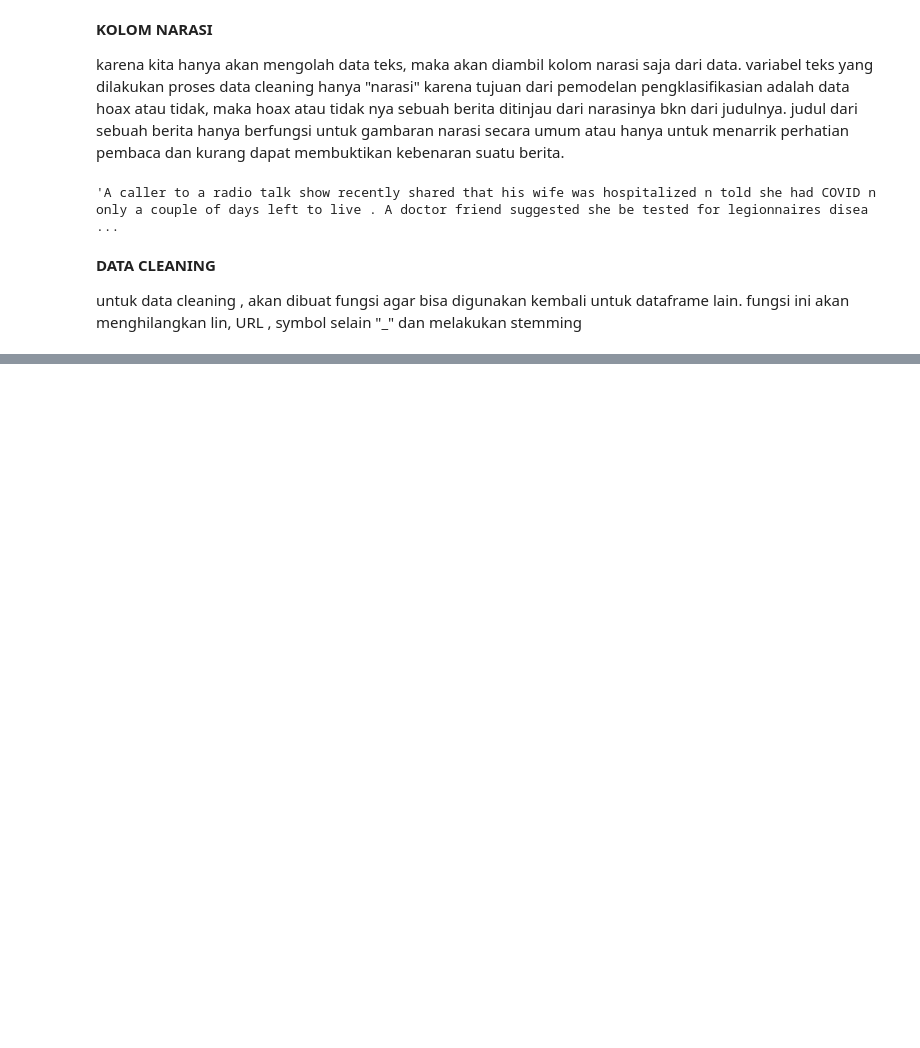
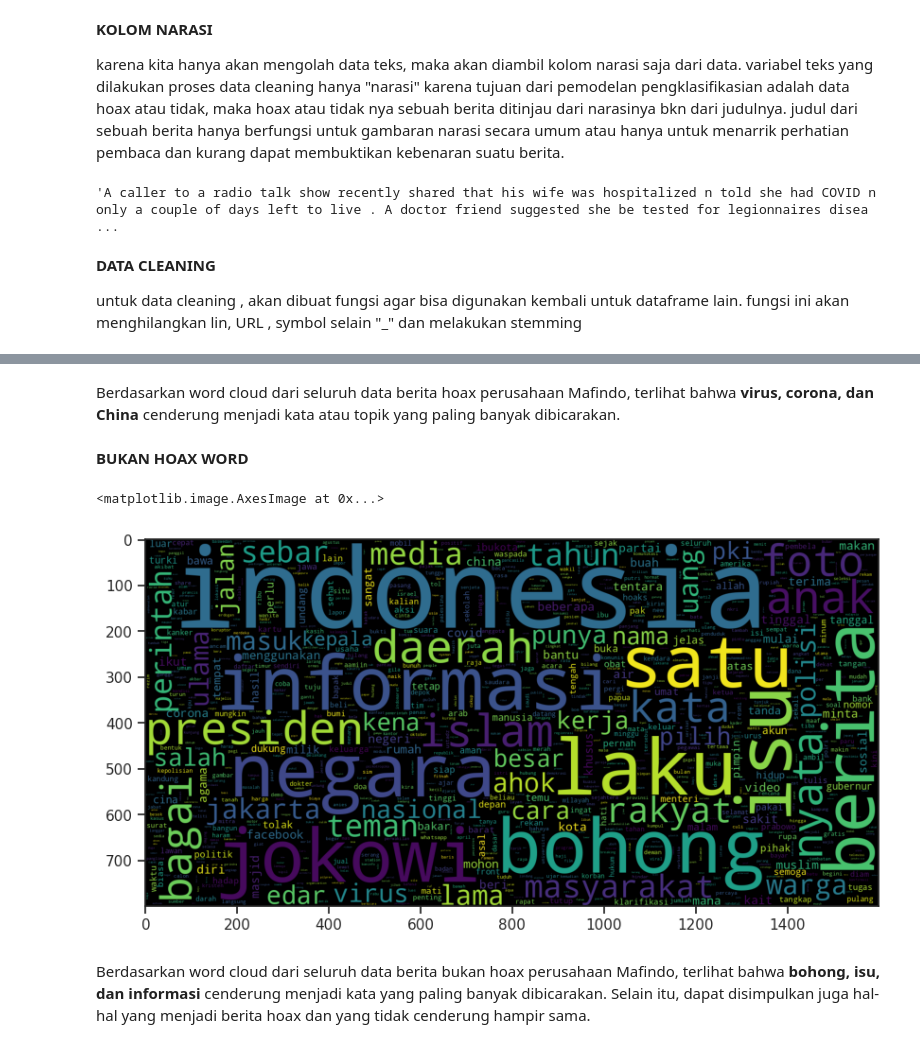
Before and after one commit to shahruroji/shahruroji, a Jupyter notebook: Salinan_dari_data_mining.ipynb, the cells around one changed output, grey strips where cells are left out. Saved outputs shown, nothing was run; the diff lists cells and outputs as text; code cells hidden in the pictures; blank space fills up the shorter version.

```diff
--- a/Salinan_dari_data_mining.ipynb
+++ b/Salinan_dari_data_mining.ipynb
@@ -321,0 +581,15 @@ def clean_text(txt): #fungi untuk membersihkan data
+# %% [markdown]
+Berdasarkan word cloud dari seluruh data berita hoax perusahaan Mafindo, terlihat bahwa **virus, corona, dan China** cenderung menjadi kata atau topik yang paling banyak dibicarakan.
+# %% [markdown]
+**BUKAN HOAX WORD**
+# %%
+# word cloud untuk berita yang tidak mengandung hoax
+plt.figure(figsize = (10,6))
+wc1 = WordCloud(max_words = 1000 , width = 1600 , height = 800,
+               collocations=False).generate(",".join([str(i) for i in df_label_nohoax]))
+plt.imshow(wc1)
+# %% [output]
+<matplotlib.image.AxesImage at 0x...>
+[figure, added]
+# %% [markdown]
+Berdasarkan word cloud dari seluruh data berita bukan hoax perusahaan Mafindo, terlihat bahwa **bohong, isu, dan informasi** cenderung menjadi kata yang paling banyak dibicarakan. Selain itu, dapat disimpulkan juga hal-hal yang menjadi berita hoax dan yang tidak cenderung hampir sama.
```
Also changed, not shown: parts of 48 cells of this notebook.
